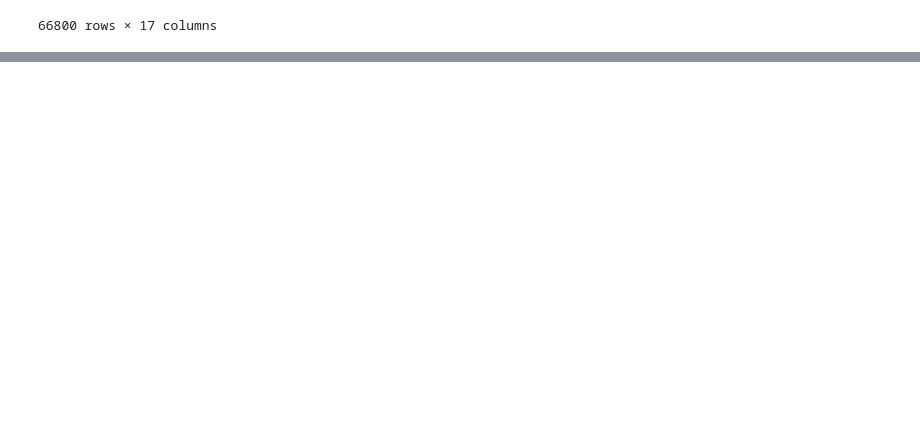
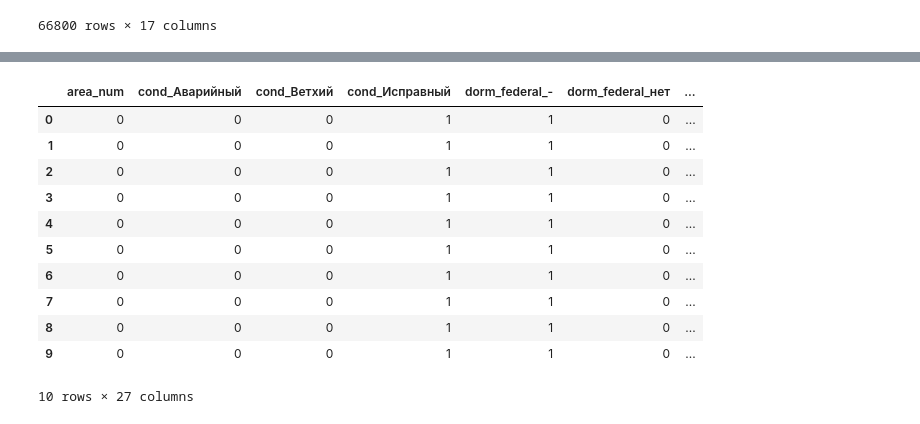
Before and after one commit to myramystin/occupancy_prediction, a Jupyter notebook: calculating/calculating_clusters_kmeans.ipynb, the cells around one changed output, grey strips where cells are left out. Drawn from its saved outputs; the diff is of its cells as text; code cells hidden in the pictures; blank space fills up the shorter version.

```diff
--- a/calculating/calculating_clusters_kmeans.ipynb
+++ b/calculating/calculating_clusters_kmeans.ipynb
@@ -254,9 +257,22 @@ houses
 # %%
+from sklearn.cluster import KMeans
+kmeans = KMeans(n_clusters = 7, init ='k-means++')
+kmeans.fit(cut_houses[cols]) # Compute k-means clustering.
+cut_houses['cluster_label'] = kmeans.fit_predict(cut_houses[cols])
+centers = kmeans.cluster_centers_ # Coordinates of cluster centers.
+labels = kmeans.predict(cut_houses[cols]) # Labels of each point
 
-# kmeans = KMeans(n_clusters = 7, init ='k-means++')
-# kmeans.fit(cut_houses[cols]) # Compute k-means clustering.
-# cut_houses['cluster_label'] = kmeans.fit_predict(cut_houses[cols])
-# centers = kmeans.cluster_centers_ # Coordinates of cluster centers.
-# labels = kmeans.predict(cut_houses[cols]) # Labels of each point
-
-# cut_houses.head(10)
+cut_houses.head(10)
+# %% [output]
+|  | area_num | cond_Аварийный | cond_Ветхий | cond_Исправный | dorm_federal_- | dorm_federal_нет | ... |
+| 0 | 0 | 0 | 0 | 1 | 1 | 0 | ... |
+| 1 | 0 | 0 | 0 | 1 | 1 | 0 | ... |
+| 2 | 0 | 0 | 0 | 1 | 1 | 0 | ... |
+| 3 | 0 | 0 | 0 | 1 | 1 | 0 | ... |
+| 4 | 0 | 0 | 0 | 1 | 1 | 0 | ... |
+| 5 | 0 | 0 | 0 | 1 | 1 | 0 | ... |
+| 6 | 0 | 0 | 0 | 1 | 1 | 0 | ... |
+| 7 | 0 | 0 | 0 | 1 | 1 | 0 | ... |
+| 8 | 0 | 0 | 0 | 1 | 1 | 0 | ... |
+| 9 | 0 | 0 | 0 | 1 | 1 | 0 | ... |
+10 rows × 27 columns
```
Also changed, not shown: parts of 20 cells of this notebook, 5 other files.
